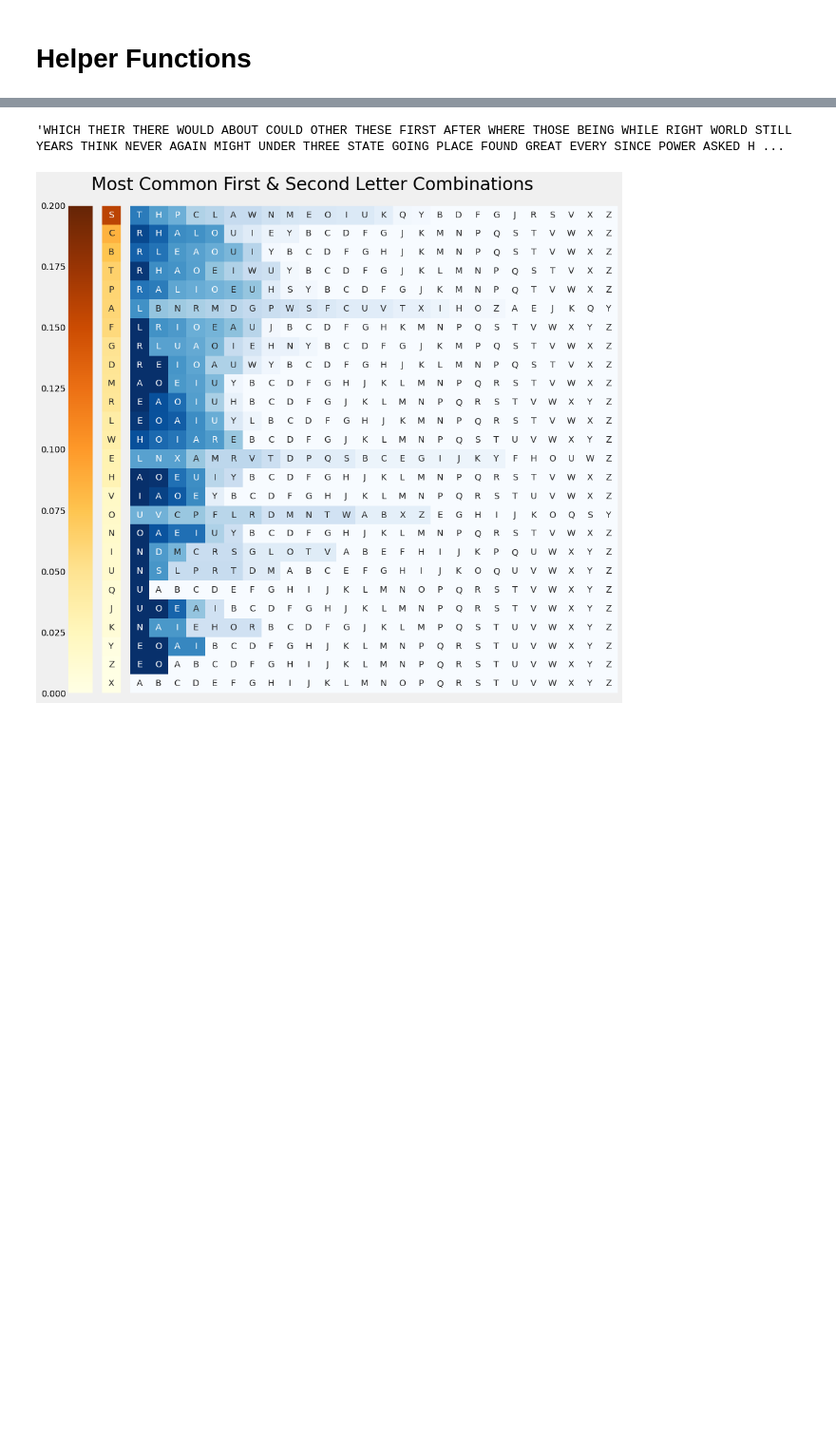
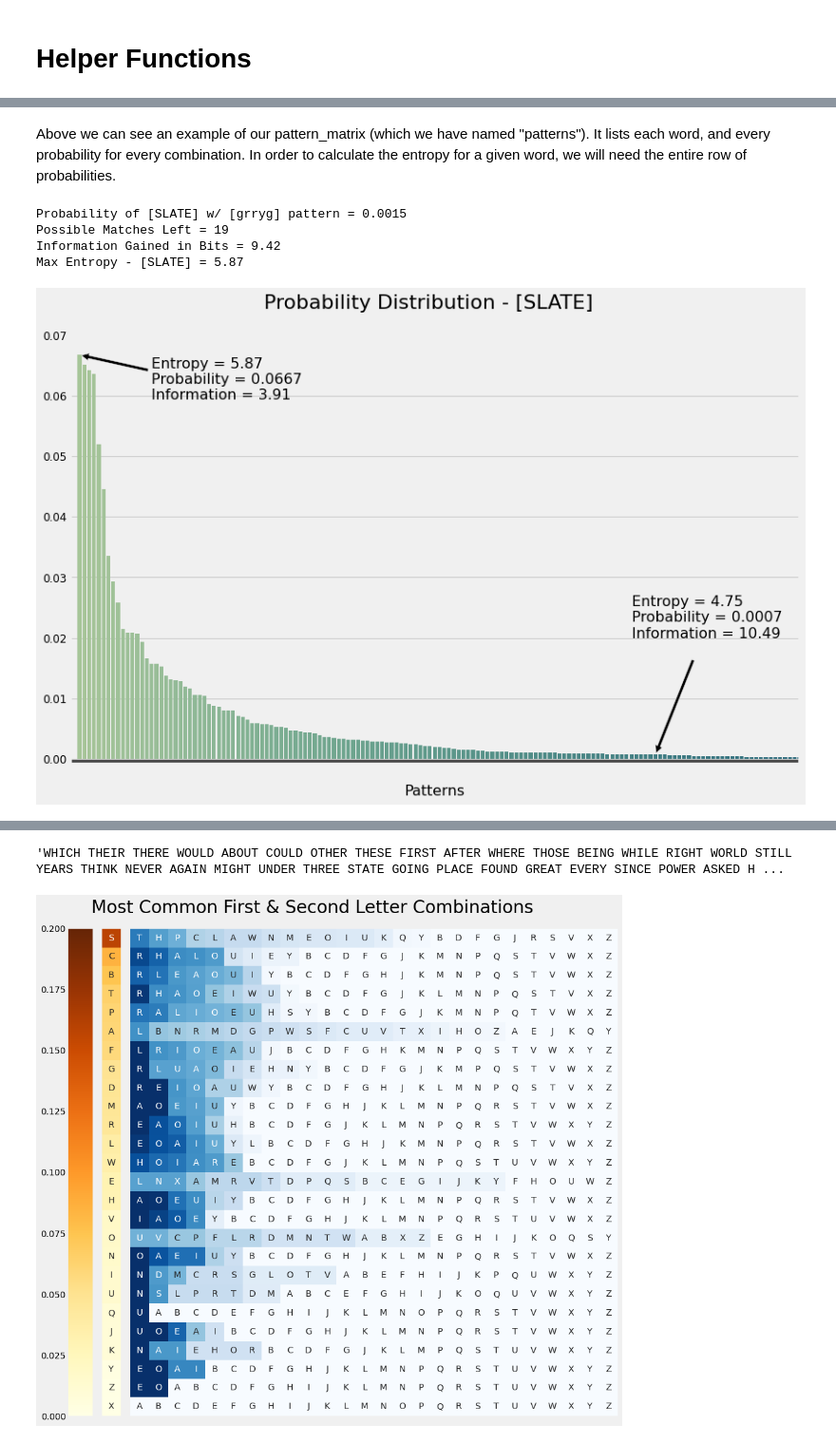
Before and after one commit to noah-kg/wordle-data-analysis, a Jupyter notebook: Wordle Analysis.ipynb, the cells around one changed output, grey strips where cells are left out. Shown: that part at 95% size. Drawn from its saved outputs; the diff is of its cells as text; code cells hidden in the pictures; blank space fills up the shorter version.

```diff
--- a/Wordle Analysis.ipynb
+++ b/Wordle Analysis.ipynb
@@ -788,0 +696,29 @@ Max Entropy - [SLATE] = 5.871215373158396
+# %% [markdown]
+Above we can see an example of our pattern_matrix (which we have named "patterns"). It lists each word, and every probability for every combination. In order to calculate the entropy for a given word, we will need the entire row of probabilities.
+# %%
+#picking a "test" word
+find_word = 'SLATE'
+find_patt = 'grryg'
+
+#finds probability of given word with given pattern
+p = get_probability(find_word, find_patt)
+print(f'Probability of [{find_word}] w/ [{find_patt}] pattern = {round(p[0],4)}')
+
+#print # of matches
+print(f'Possible Matches Left = {len(p[1])}')
+
+#calculates information gain in bits
+i = get_information(p[0])
+print(f"Information Gained in Bits = {round(i,2)}")
+
+#calculate entropy
+print(f'Max Entropy - [{find_word}] = {round(get_entropy(patterns.loc[find_word]),2)}')
+
+#plot probability distribution
+plot_pattern_distr(find_word, find_patt, patterns)
+# %% [output]
+Probability of [SLATE] w/ [grryg] pattern = 0.0015
+Possible Matches Left = 19
+Information Gained in Bits = 9.42
+Max Entropy - [SLATE] = 5.87
+[figure, added]
```
Also changed, not shown: parts of 14 cells of this notebook, 1 other file.
